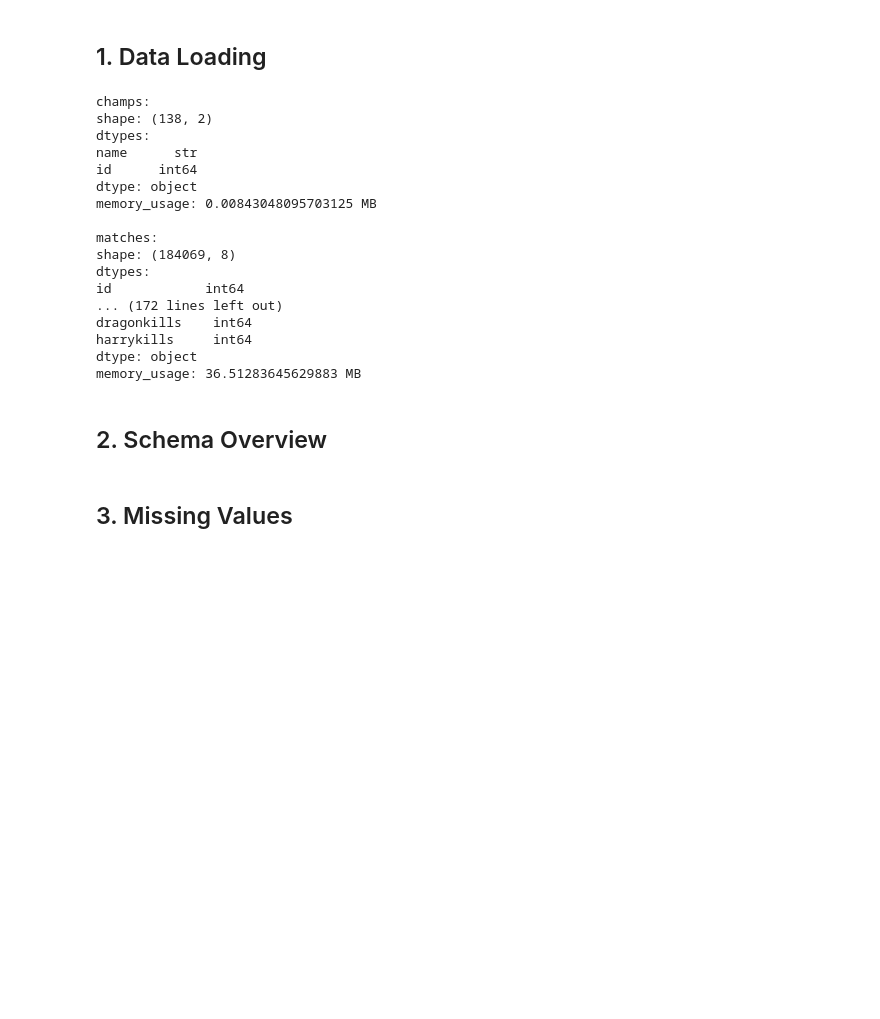
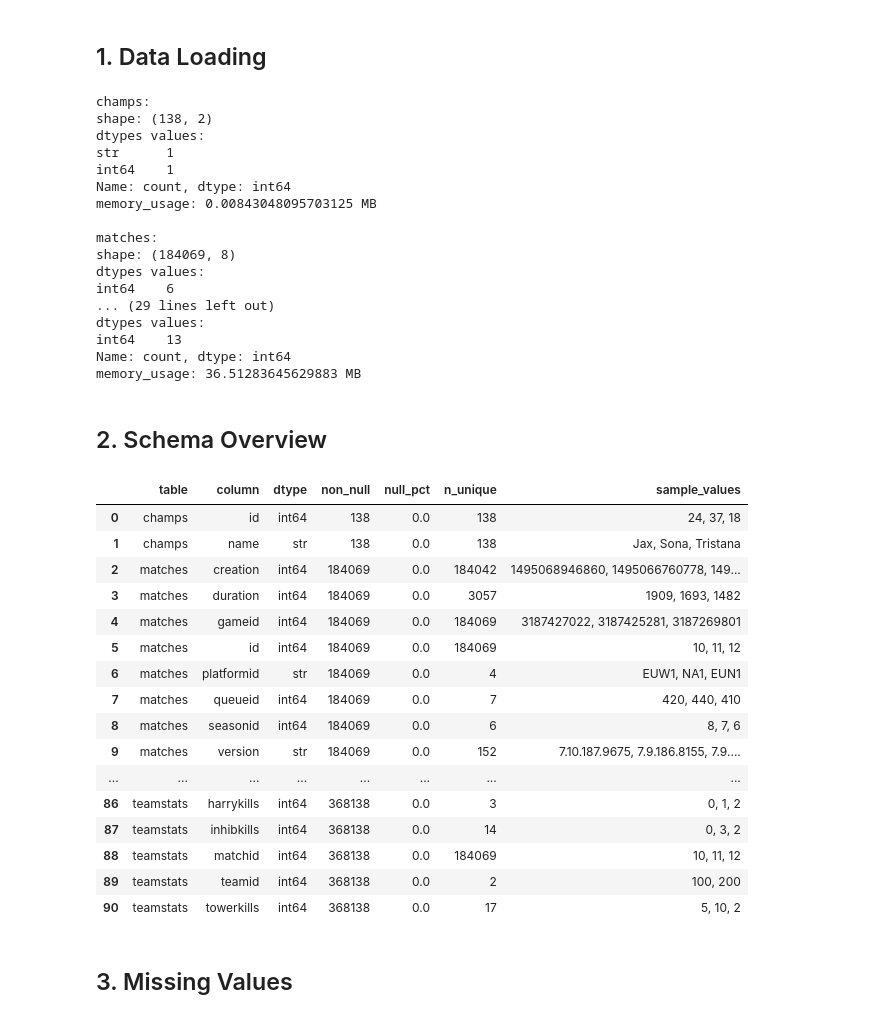
Before and after one commit to El-Maktab/lol-match-oracle, a Jupyter notebook: notebooks/ 01_data_exploration.ipynb, the cells around one changed output. Cells and saved outputs as stored; diff of their text form; code cells hidden in the pictures; blank space fills up the shorter version.

```diff
--- a/notebooks/ 01_data_exploration.ipynb
+++ b/notebooks/ 01_data_exploration.ipynb
@@ -33,27 +39,68 @@ all_dfs = {
 for name, df in all_dfs.items():
     print(f"\n{name}:")
     print(f"shape: {df.shape}")
-    print(f"dtypes:\n{df.dtypes}")
+    print(f"dtypes values:\n{df.dtypes.value_counts()}")
     print(f"memory_usage: {df.memory_usage(deep=True).sum() / 1024**2} MB")
 # %% [output]
 champs:
 shape: (138, 2)
-dtypes:
-name      str
-id      int64
-dtype: object
+dtypes values:
+str      1
+int64    1
+Name: count, dtype: int64
 memory_usage: 0.00843048095703125 MB
 
 matches:
 shape: (184069, 8)
-dtypes:
-id            int64
-... (172 lines left out)
-dragonkills    int64
-harrykills     int64
-dtype: object
+dtypes values:
+int64    6
+... (29 lines left out)
+dtypes values:
+int64    13
+Name: count, dtype: int64
 memory_usage: 36.51283645629883 MB
 # %% [markdown]
 ## 2. Schema Overview
+# %%
+def sample_values(series, n=3):
+    vals = series.dropna().astype(str).unique()[:n]
+    return ", ".join(vals) if len(vals) else "(all missing)"
+
+schema_rows = []
+
+for table_name, df in all_dfs.items():
+    for col in df.columns:
+        s = df[col]
+        schema_rows.append({
+            "table": table_name,
+            "column": col,
+            "dtype": str(s.dtype),
+            "non_null": int(s.notna().sum()),
+            "null_pct": round(s.isna().mean() * 100, 2),
+            "n_unique": int(s.nunique(dropna=True)),
+            "sample_values": sample_values(s, n=3),
+        })
+
+schema_overview = pd.DataFrame(schema_rows).sort_values(["table", "column"]).reset_index(drop=True)
+pd.set_option("display.max_rows", None)
+schema_overview
+# %% [output]
+|  | table | column | dtype | non_null | null_pct | n_unique | sample_values |
+| 0 | champs | id | int64 | 138 | 0.0 | 138 | 24, 37, 18 |
+| 1 | champs | name | str | 138 | 0.0 | 138 | Jax, Sona, Tristana |
+| 2 | matches | creation | int64 | 184069 | 0.0 | 184042 | 1495068946860, 1495066760778, 149... |
+| 3 | matches | duration | int64 | 184069 | 0.0 | 3057 | 1909, 1693, 1482 |
+| 4 | matches | gameid | int64 | 184069 | 0.0 | 184069 | 3187427022, 3187425281, 3187269801 |
+| 5 | matches | id | int64 | 184069 | 0.0 | 184069 | 10, 11, 12 |
+| 6 | matches | platformid | str | 184069 | 0.0 | 4 | EUW1, NA1, EUN1 |
+| 7 | matches | queueid | int64 | 184069 | 0.0 | 7 | 420, 440, 410 |
+| 8 | matches | seasonid | int64 | 184069 | 0.0 | 6 | 8, 7, 6 |
+| 9 | matches | version | str | 184069 | 0.0 | 152 | 7.10.187.9675, 7.9.186.8155, 7.9.... |
+| ... | ... | ... | ... | ... | ... | ... | ... |
+| 86 | teamstats | harrykills | int64 | 368138 | 0.0 | 3 | 0, 1, 2 |
+| 87 | teamstats | inhibkills | int64 | 368138 | 0.0 | 14 | 0, 3, 2 |
+| 88 | teamstats | matchid | int64 | 368138 | 0.0 | 184069 | 10, 11, 12 |
+| 89 | teamstats | teamid | int64 | 368138 | 0.0 | 2 | 100, 200 |
+| 90 | teamstats | towerkills | int64 | 368138 | 0.0 | 17 | 5, 10, 2 |
 # %% [markdown]
 ## 3. Missing Values
```
Also changed, not shown: parts of 5 cells of this notebook, 2 other files.
